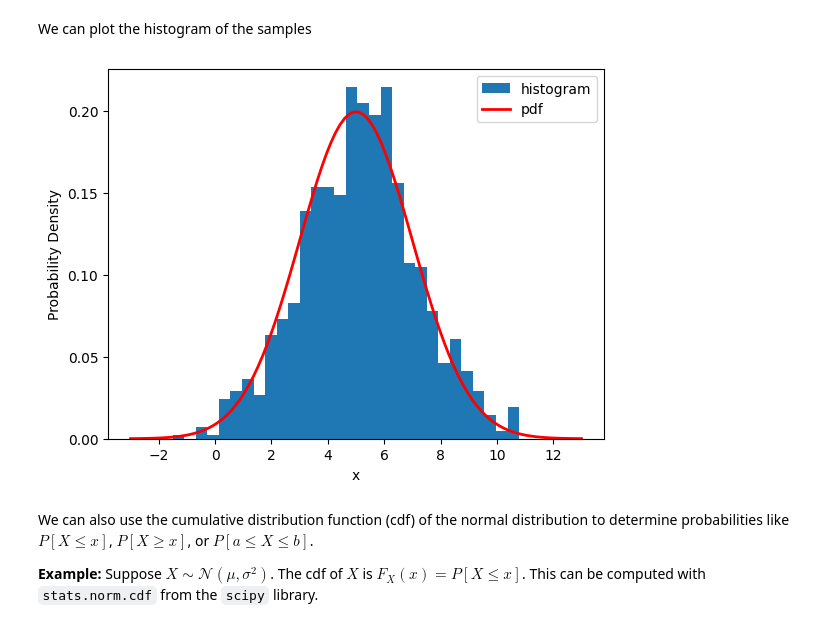
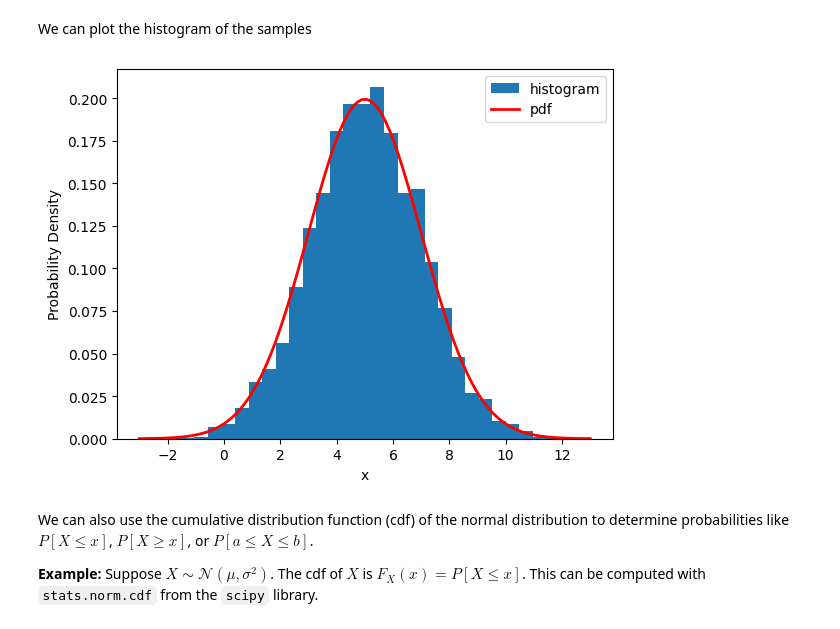
Before and after one commit to Gijinkstra/EstimationTheoryNotebooks, a Jupyter notebook: intro/1_sampling.ipynb, the cells around one changed output. Cells and saved outputs as stored; diff of their text form; code cells hidden in the pictures.

```diff
--- a/intro/1_sampling.ipynb
+++ b/intro/1_sampling.ipynb
@@ -66,24 +66,24 @@ $$p_X(x) = \frac{1}{\sigma\sqrt{2\pi}}e^{-\tfrac{1}{2}\left(\frac{x-\mu}{\sigma}
 with $\mu\in{\rm I\!R}$, $\sigma>0$, we say that $X$ follows the *normal distribution* $\mathcal{N}(\mu, \sigma^2)$
 and we denote this by $X \sim \mathcal{N}(\mu, \sigma^2)$. The expectation and variance of $X$ are ${\rm I\!E}[X] = \mu$ and ${\rm Var}[X] = \sigma^2$.
 # %%
-# Generate 1000 samples from a normal distribution with mean 5 and standard deviation 2
+# Generate 5000 samples from a normal distribution with mean 5 and standard deviation 2
 mu = 5
 sigma = 2
-n_samples = 1000
+n_samples = 5000
 rand_normal = np.random.normal(mu, sigma, n_samples)
 # %% [markdown]
 We can plot the histogram of the samples
 # %%
 plt.hist(rand_normal, 30, density=True, label='histogram')
 xs = np.linspace(mu - 4*sigma, mu + 4*sigma, 100)
-nrm_pdf = 1/(sigma * np.sqrt(2 * np.pi)) * np.exp( - (xs - mu)**2 / (2 * sigma**2))
+nrm_pdf = stats.norm.pdf(xs, mu, sigma) # <--- this is N(μ, σ^2)
 plt.plot(xs, nrm_pdf, linewidth=2, color='r', label='pdf')
 plt.legend()
 plt.xlabel('x')
 plt.ylabel('Probability Density')
 plt.show()
 # %% [output]
-[figure, old version]
+[figure, new version]
 # %% [markdown]
 We can also use the cumulative distribution function (cdf) of the normal distribution to determine probabilities like $P[X \leq x]$, $P[X \geq x]$, or $P[a \leq X \leq b]$.
 
```
Also changed, not shown: parts of 6 cells of this notebook, 2 other files.
